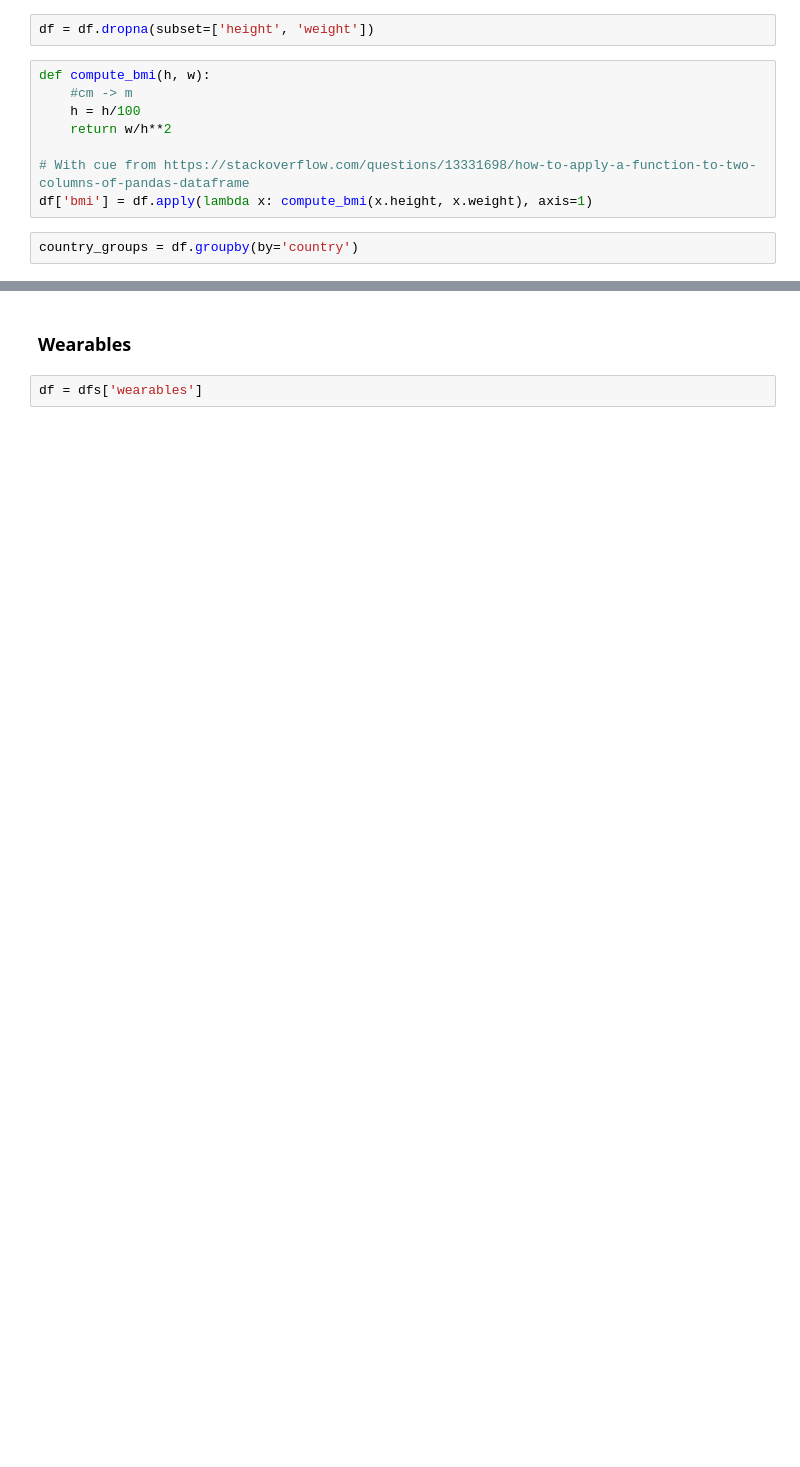
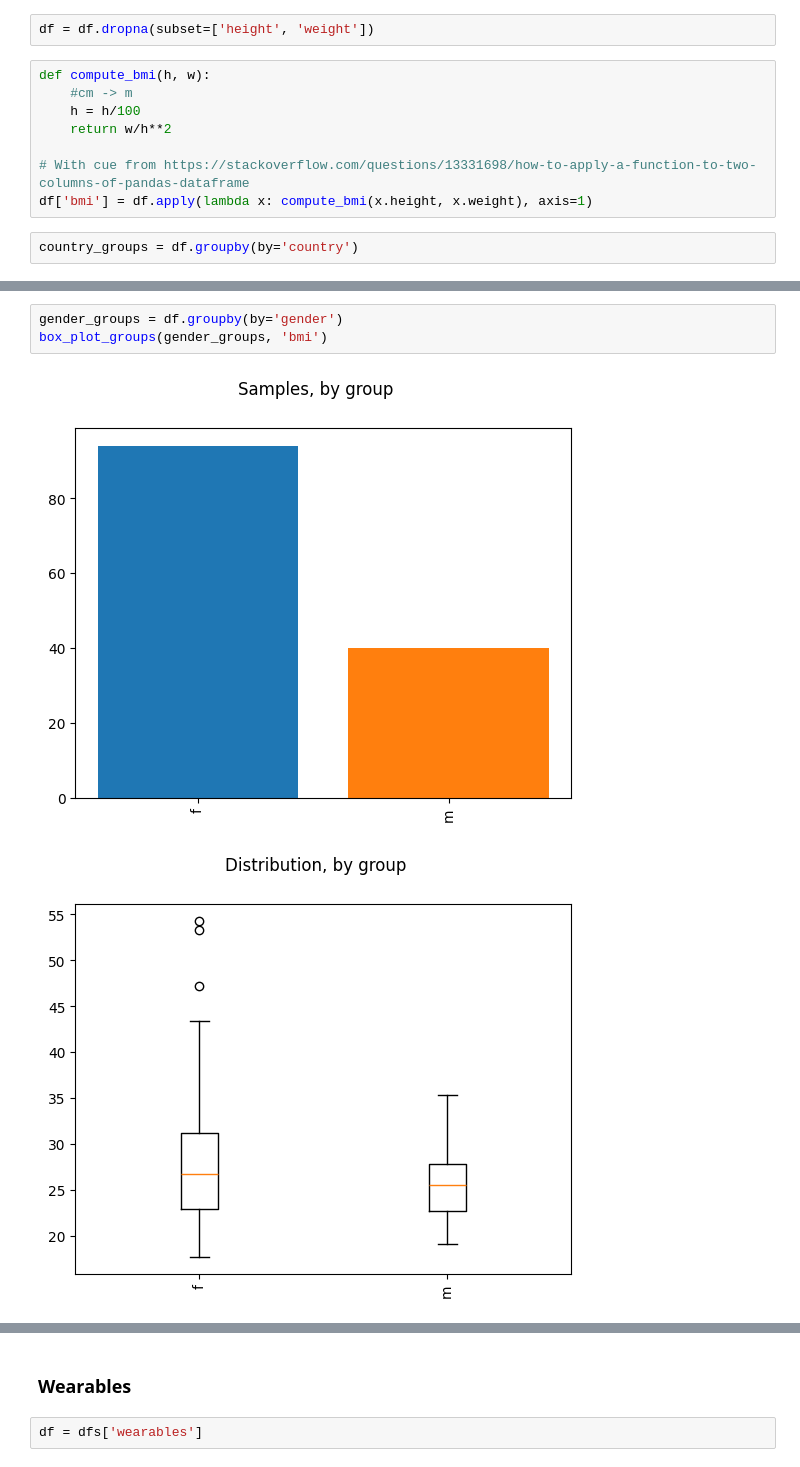
Before and after one commit to AIPI510/aipi510-fall24, a Jupyter notebook: ta4-trackstars.ipynb, the cells around one changed output, grey strips where cells are left out. Saved outputs shown, nothing was run; the diff lists cells and outputs as text; blank space fills up the shorter version.

```diff
--- a/ta4-trackstars.ipynb
+++ b/ta4-trackstars.ipynb
@@ -346,0 +364,6 @@ box_plot_groups(country_groups, 'bmi')
+# %%
+gender_groups = df.groupby(by='gender')
+box_plot_groups(gender_groups, 'bmi')
+# %% [output]
+[figure, added]
+[figure, added]
```
Also changed, not shown: parts of 17 cells of this notebook.
